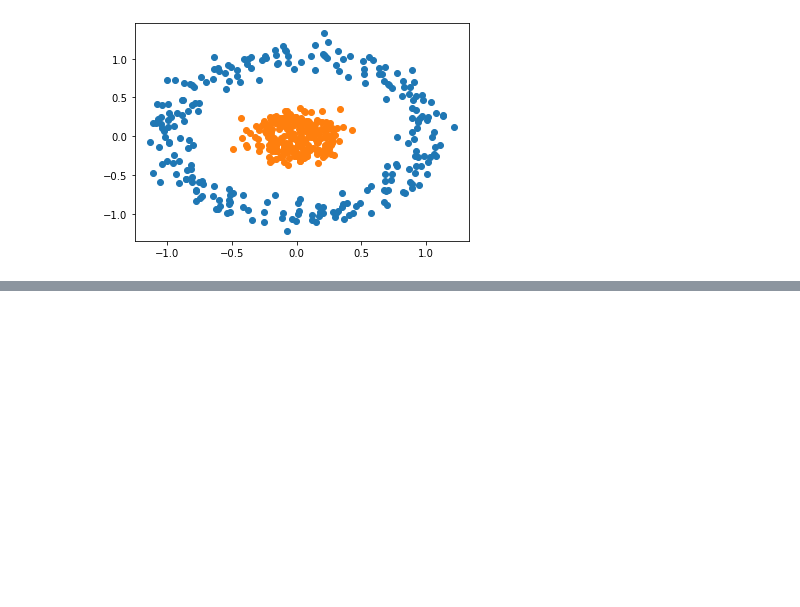
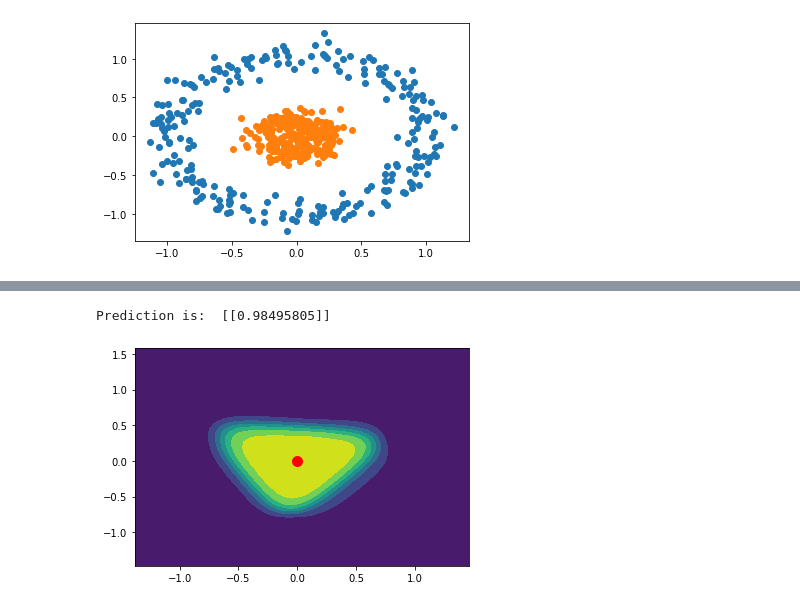
Before and after one commit to sunnyshahabuddin/Deep-Neural-Network, a Jupyter notebook: Deep Neural Network.ipynb, the cells around one changed output, grey strips where cells are left out. Saved outputs shown, nothing was run; the diff lists cells and outputs as text; code cells hidden in the pictures; blank space fills up the shorter version.

```diff
--- a/Deep Neural Network.ipynb
+++ b/Deep Neural Network.ipynb
@@ -24,0 +61,24 @@ model.compile(Adam(lr = 0.01), 'binary_crossentropy', metrics=['accuracy'])
+# %%
+def plot_decision_boundary(X, y, model):
+    x_span = np.linspace(min(X[:,0]) - 0.25, max(X[:,0]) + 0.25)
+    y_span = np.linspace(min(X[:,1]) - 0.25, max(X[:,1]) + 0.25)
+    xx, yy = np.meshgrid(x_span, y_span)
+    grid = np.c_[xx.ravel(), yy.ravel()]
+    pred_func = model.predict(grid)
+    z = pred_func.reshape(xx.shape)
+    plt.contourf(xx, yy, z)
+# %%
+plot_decision_boundary(X, y, model)
+plt.scatter(X[y==0, 0], X[y==0, 1])
+plt.scatter(X[y==1, 0], X[y==1, 1])
+#checking whether the model is working correctly or not
+x = 0
+y = 0
+
+point = np.array([[x, y]])
+predict = model.predict(point)
+plt.plot([x], [y], marker='o', markersize=10, color="red")
+print("Prediction is: ", predict)
+# %% [output]
+Prediction is:  [[0.98495805]]
+[figure, added]
```
Also changed, not shown: parts of 4 cells of this notebook.
